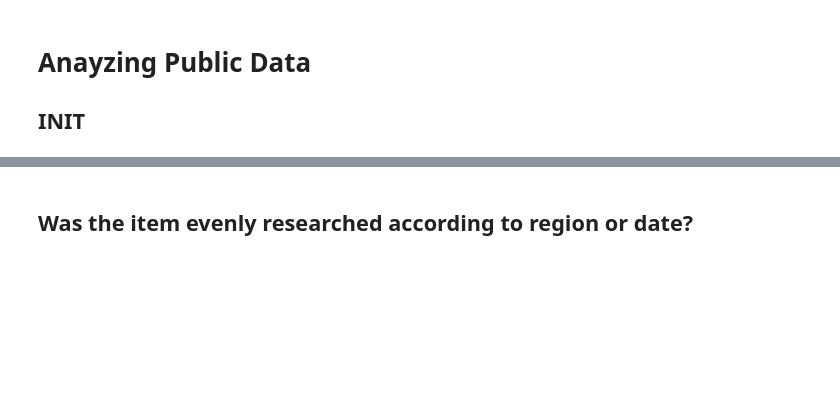
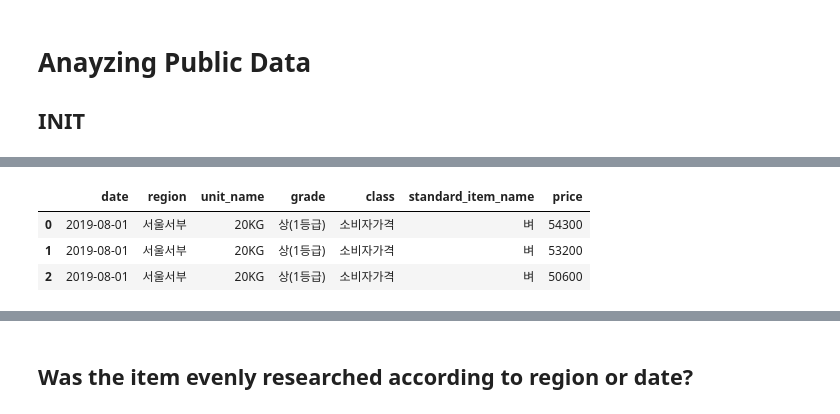
Before and after one commit to meowpunch/bobsim-research, a Jupyter notebook: src/main/python/analysis00.ipynb, the cells around one changed output, grey strips where cells are left out. Cells and saved outputs as stored; diff of their text form; code cells hidden in the pictures; blank space fills up the shorter version.

```diff
--- a/src/main/python/analysis00.ipynb
+++ b/src/main/python/analysis00.ipynb
@@ -37 +20,9 @@ memory usage: 17.8+ MB
+# %%
+origin_df.columns
+origin_df.head(3)
+# %% [output]
+|  | date | region | unit_name | grade | class | standard_item_name | price |
+| 0 | 2019-08-01 | 서울서부 | 20KG | 상(1등급) | 소비자가격 | 벼 | 54300 |
+| 1 | 2019-08-01 | 서울서부 | 20KG | 상(1등급) | 소비자가격 | 벼 | 53200 |
+| 2 | 2019-08-01 | 서울서부 | 20KG | 상(1등급) | 소비자가격 | 벼 | 50600 |
 # %%
```
Also changed, not shown: parts of 19 cells of this notebook, 2 other files.
